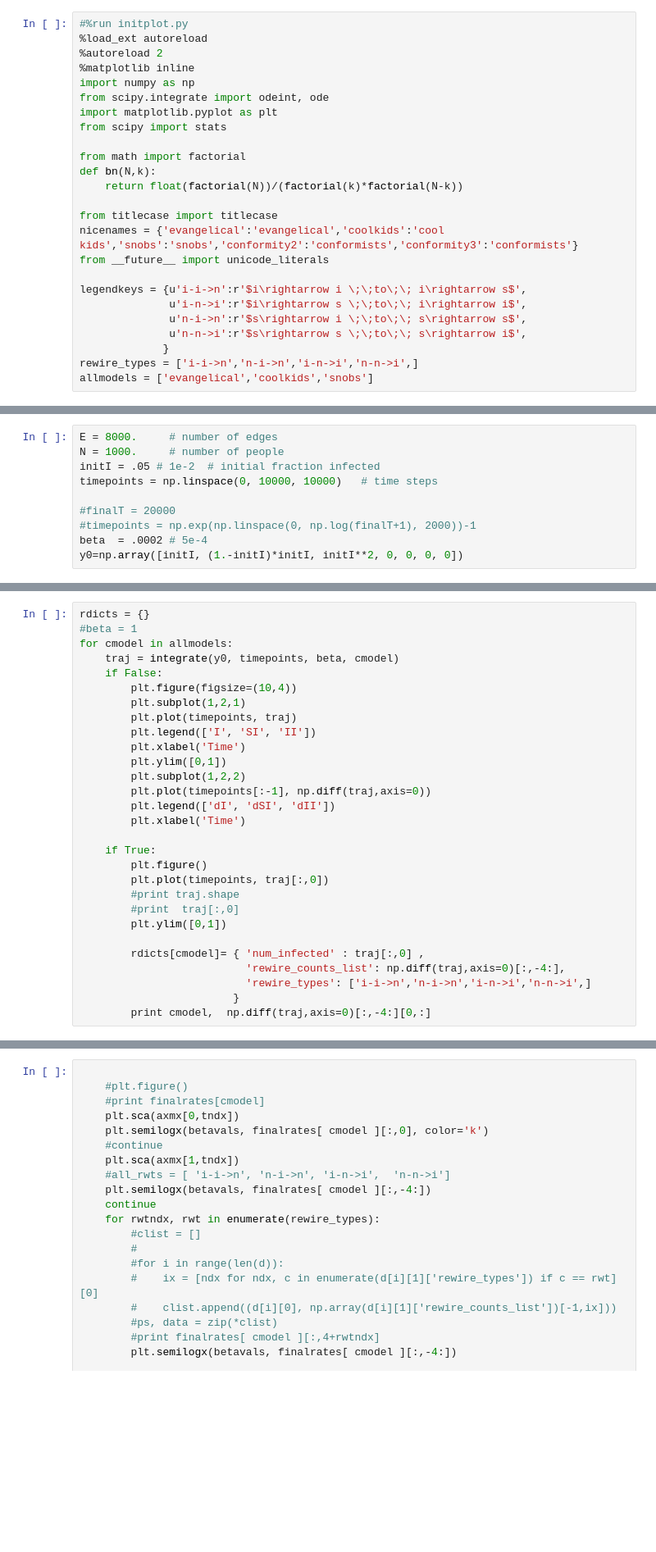
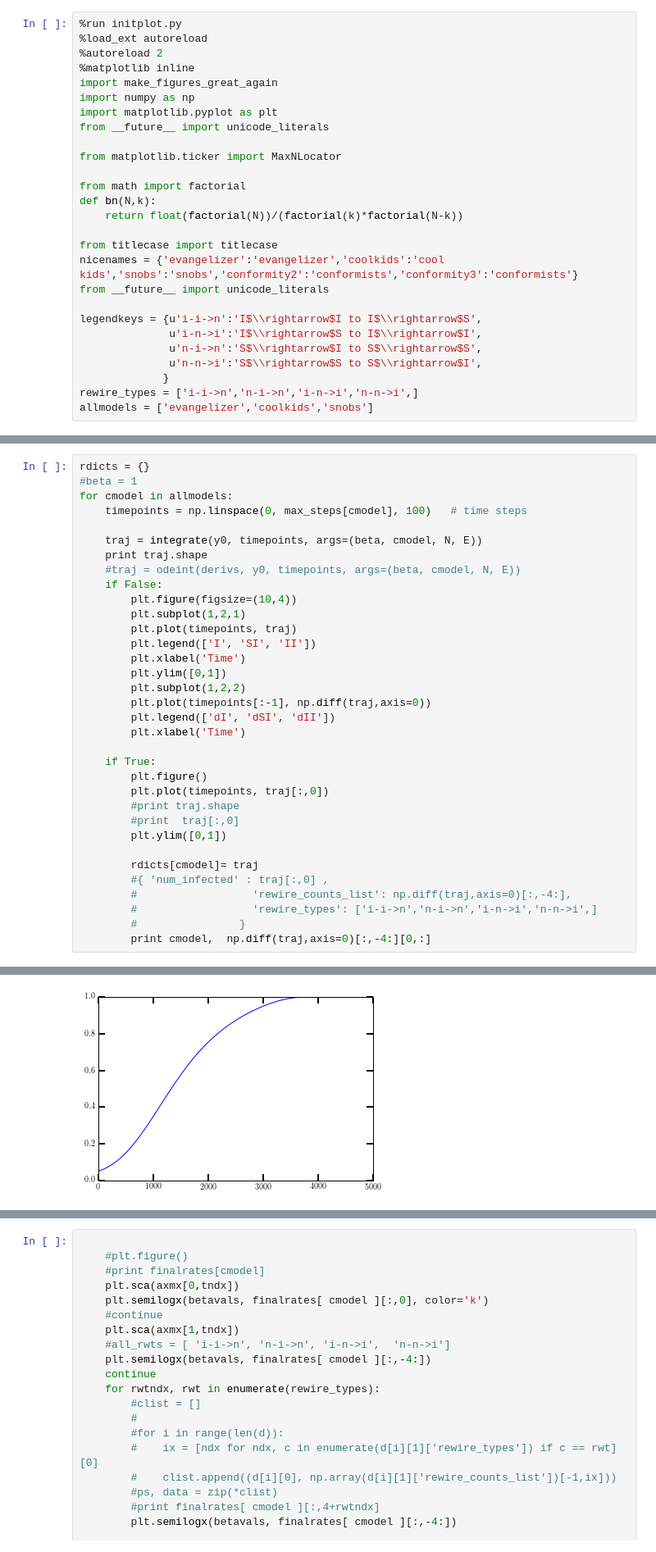
Before and after one commit to sfi72hs/sixteen, a Jupyter notebook: weird/PNASVersion.ipynb, the cells around one changed output, grey strips where cells are left out. Shown at 82% size. Saved outputs shown, nothing was run; the diff lists cells and outputs as text; blank space fills up the shorter version.

```diff
--- a/weird/PNASVersion.ipynb
+++ b/weird/PNASVersion.ipynb
@@ -1,25 +1,27 @@
 # %%
-#%run initplot.py
+%run initplot.py
 %load_ext autoreload
 %autoreload 2
 %matplotlib inline
+import make_figures_great_again
 import numpy as np
-from scipy.integrate import odeint, ode
 import matplotlib.pyplot as plt
-from scipy import stats
+from __future__ import unicode_literals
+
+from matplotlib.ticker import MaxNLocator
 
 from math import factorial
 def bn(N,k):
     return float(factorial(N))/(factorial(k)*factorial(N-k))
 
 from titlecase import titlecase
-nicenames = {'evangelical':'evangelical','coolkids':'cool kids','snobs':'snobs','conformity2':'conformists','conformity3':'conformists'}
+nicenames = {'evangelizer':'evangelizer','coolkids':'cool kids','snobs':'snobs','conformity2':'conformists','conformity3':'conformists'}
 from __future__ import unicode_literals
 
-legendkeys = {u'i-i->n':r'$i\rightarrow i \;\;to\;\; i\rightarrow s$',
-              u'i-n->i':r'$i\rightarrow s \;\;to\;\; i\rightarrow i$',
-              u'n-i->n':r'$s\rightarrow i \;\;to\;\; s\rightarrow s$',
-              u'n-n->i':r'$s\rightarrow s \;\;to\;\; s\rightarrow i$',
+legendkeys = {u'i-i->n':'I$\\rightarrow$I to I$\\rightarrow$S',
+              u'i-n->i':'I$\\rightarrow$S to I$\\rightarrow$I',
+              u'n-i->n':'S$\\rightarrow$I to S$\\rightarrow$S',
+              u'n-n->i':'S$\\rightarrow$S to S$\\rightarrow$I',
              }
 rewire_types = ['i-i->n','n-i->n','i-n->i','n-n->i',]
-allmodels = ['evangelical','coolkids','snobs']
+allmodels = ['evangelizer','coolkids','snobs']
@@ -156,10 +30,0 @@ traj = integrate(y0, np.linspace(0, 100, 500), 1e-4, 'snobs')
-# %%
-E = 8000.     # number of edges
-N = 1000.     # number of people
-initI = .05 # 1e-2  # initial fraction infected
-timepoints = np.linspace(0, 10000, 10000)   # time steps
-
-#finalT = 20000
-#timepoints = np.exp(np.linspace(0, np.log(finalT+1), 2000))-1
-beta  = .0002 # 5e-4
-y0=np.array([initI, (1.-initI)*initI, initI**2, 0, 0, 0, 0])
@@ -167,7 +86,11 @@ y0=np.array([initI, (1.-initI)*initI, initI**2, 0, 0, 0, 0])
 rdicts = {}
 #beta = 1
 for cmodel in allmodels:
-    traj = integrate(y0, timepoints, beta, cmodel)
+    timepoints = np.linspace(0, max_steps[cmodel], 100)   # time steps
+
+    traj = integrate(y0, timepoints, args=(beta, cmodel, N, E))
+    print traj.shape
+    #traj = odeint(derivs, y0, timepoints, args=(beta, cmodel, N, E))
     if False:
         plt.figure(figsize=(10,4))
         plt.subplot(1,2,1)
@@ -187,8 +110,10 @@ for cmodel in allmodels:
         #print  traj[:,0]
         plt.ylim([0,1])
 
-        rdicts[cmodel]= { 'num_infected' : traj[:,0] ,
-                          'rewire_counts_list': np.diff(traj,axis=0)[:,-4:],
-                          'rewire_types': ['i-i->n','n-i->n','i-n->i','n-n->i',]
-                        }
+        rdicts[cmodel]= traj
+        #{ 'num_infected' : traj[:,0] ,
+        #                  'rewire_counts_list': np.diff(traj,axis=0)[:,-4:],
+        #                  'rewire_types': ['i-i->n','n-i->n','i-n->i','n-n->i',]
+        #                }
         print cmodel,  np.diff(traj,axis=0)[:,-4:][0,:]
+# %% [output]
@@ -194,0 +126 @@ for cmodel in allmodels:
+[figure, added]
```
Also changed, not shown: parts of 10 cells of this notebook, 3 other files.
